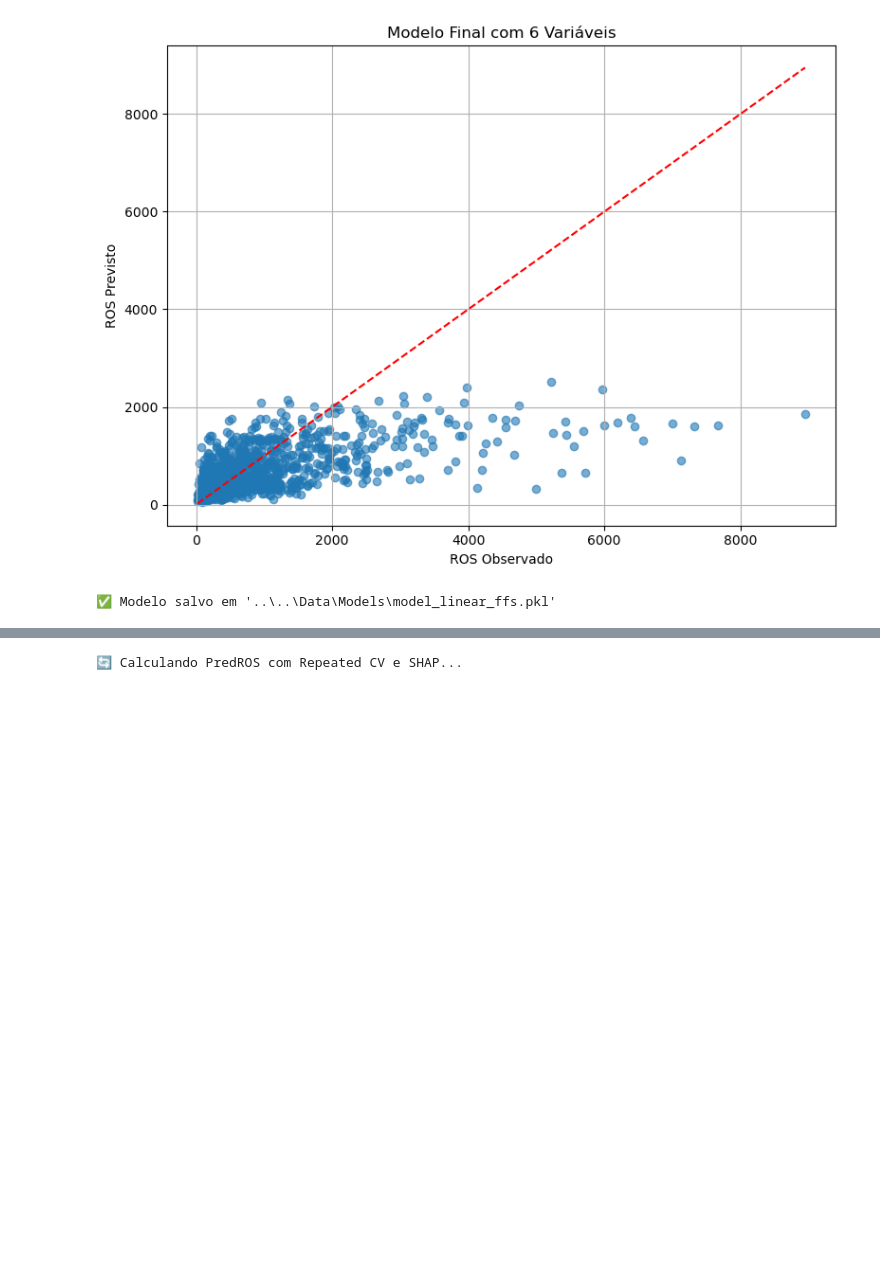
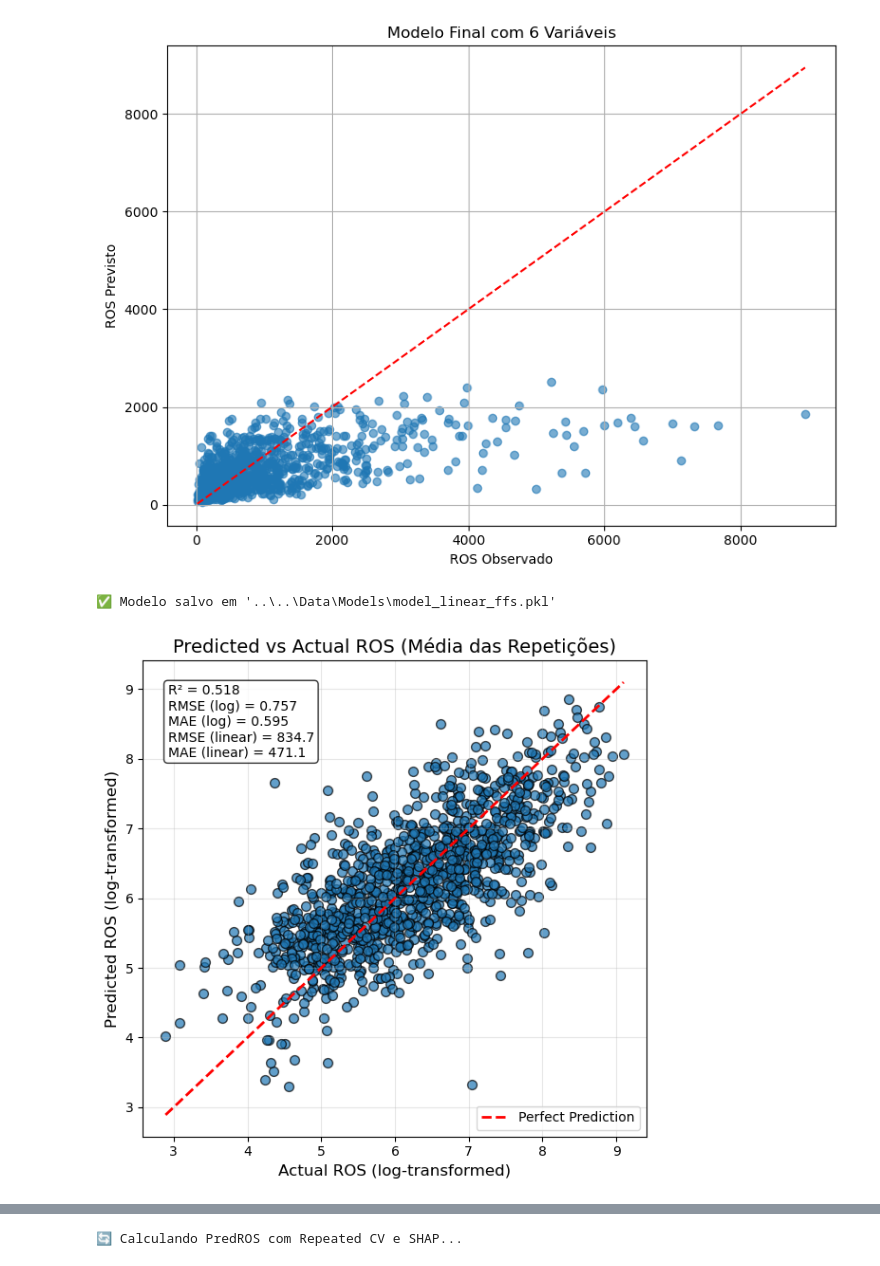
Before and after one commit to rafael-bork/FIRE-HACK-Project, a Jupyter notebook: Notebooks/4Models/Linear_model.ipynb, the cells around one changed output, grey strips where cells are left out. Cells and saved outputs as stored; diff of their text form; code cells hidden in the pictures; blank space fills up the shorter version.

Commit message:
updated model xgboost, linear benchmark

```diff
--- a/Notebooks/4Models/Linear_model.ipynb
+++ b/Notebooks/4Models/Linear_model.ipynb
@@ -483,3 +483,74 @@ R² (log scale) = 0.4401
 MAE (linear scale) = 505.4546
 [figure]
 ✅ Modelo salvo em '..\..\Data\Models\model_linear_ffs.pkl'
+# %%
+import numpy as np
+import matplotlib.pyplot as plt
+from sklearn.metrics import r2_score, mean_absolute_error, mean_squared_error
+
+# ============================================================
+# 1. Acumular previsões de cada fold para cada observação
+# ============================================================
+pred_matrix = np.full((len(y), rkf.get_n_splits()), np.nan)
+
+for fold_idx, (train_idx, test_idx) in enumerate(rkf.split(X)):
+    X_train, X_test = X.iloc[train_idx], X.iloc[test_idx]
+    y_train, y_test = y.iloc[train_idx], y.iloc[test_idx]
+
+    y_pred = pipeline.fit(X_train, y_train).predict(X_test)
+    pred_matrix[test_idx, fold_idx] = y_pred
+
+# Média das previsões
+avg_pred_log = np.nanmean(pred_matrix, axis=1)
+avg_actual_log = y.values
+
+# ============================================================
+# 2. Função para reverter log
+# ============================================================
+def inverse_safe_log(y_log):
+    return np.sign(y_log) * (np.expm1(np.abs(y_log)))
+
+# ============================================================
+# 3. Métricas
+# ============================================================
+r2_avg = r2_score(avg_actual_log, avg_pred_log)
+mae_log_avg = mean_absolute_error(avg_actual_log, avg_pred_log)
+rmse_log_avg = np.sqrt(mean_squared_error(avg_actual_log, avg_pred_log))
+
+y_actual_linear = inverse_safe_log(avg_actual_log)
+y_pred_linear = inverse_safe_log(avg_pred_log)
+mae_linear_avg = mean_absolute_error(y_actual_linear, y_pred_linear)
+rmse_linear_avg = np.sqrt(mean_squared_error(y_actual_linear, y_pred_linear))
+
+# ============================================================
+# 4. Scatter plot Predicted vs Actual
+# ============================================================
+plt.figure(figsize=(6, 6))
+plt.scatter(avg_actual_log, avg_pred_log, alpha=0.7, edgecolor='k', s=50)
+
+min_val = min(avg_actual_log.min(), avg_pred_log.min())
+max_val = max(avg_actual_log.max(), avg_pred_log.max())
+plt.plot([min_val, max_val], [min_val, max_val], 'r--', linewidth=2, label='Perfect Prediction')
+
+plt.title('Predicted vs Actual ROS (Média das Repetições)', fontsize=14)
+plt.xlabel('Actual ROS (log-transformed)', fontsize=12)
+plt.ylabel('Predicted ROS (log-transformed)', fontsize=12)
+
+plt.text(
+    0.05, 0.95,
+    f'R² = {r2_avg:.3f}\n'
+    f'RMSE (log) = {rmse_log_avg:.3f}\n'
+    f'MAE (log) = {mae_log_avg:.3f}\n'
+    f'RMSE (linear) = {rmse_linear_avg:.1f}\n'
+    f'MAE (linear) = {mae_linear_avg:.1f}',
+    transform=plt.gca().transAxes,
+    verticalalignment='top',
+    bbox=dict(boxstyle='round', facecolor='white', alpha=0.8)
+)
+
+plt.legend()
+plt.grid(True, alpha=0.3)
+plt.tight_layout()
+plt.show()
+# %% [output]
+[figure, added]
```
Also changed, not shown: parts of 11 cells of this notebook, 22 other files.
